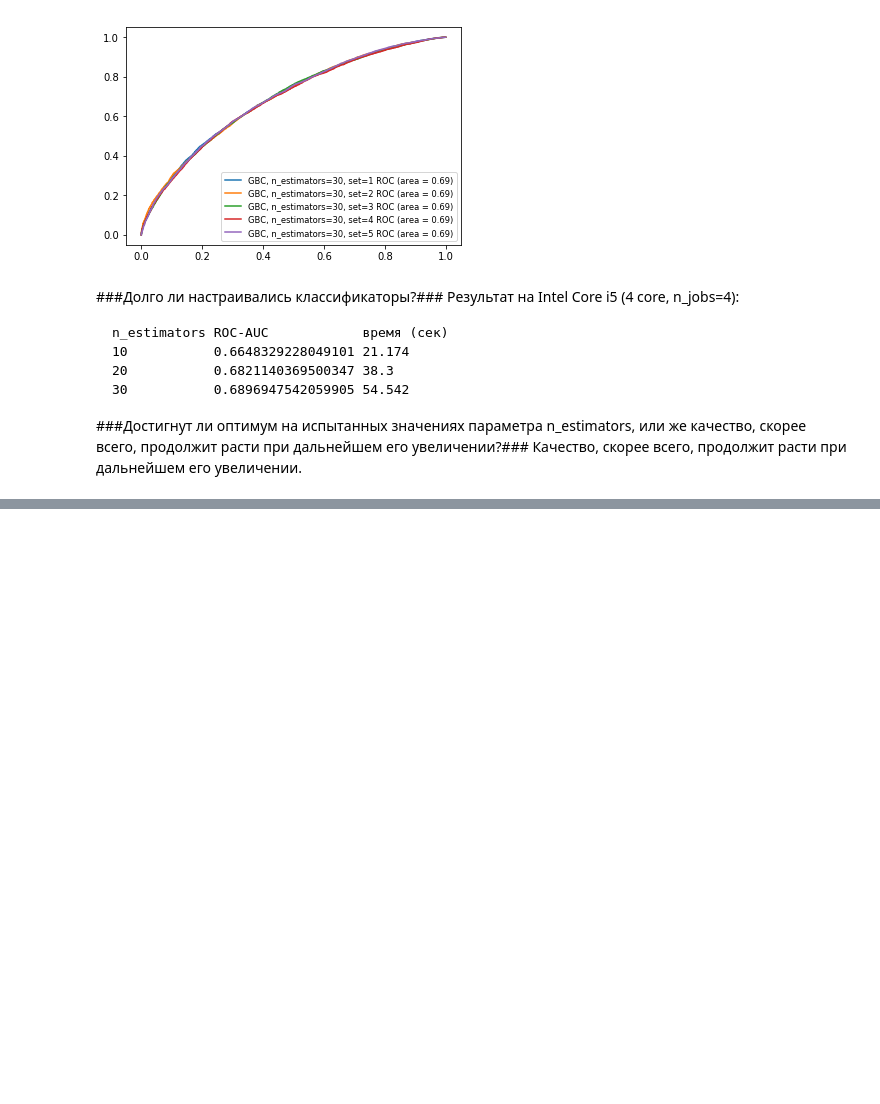
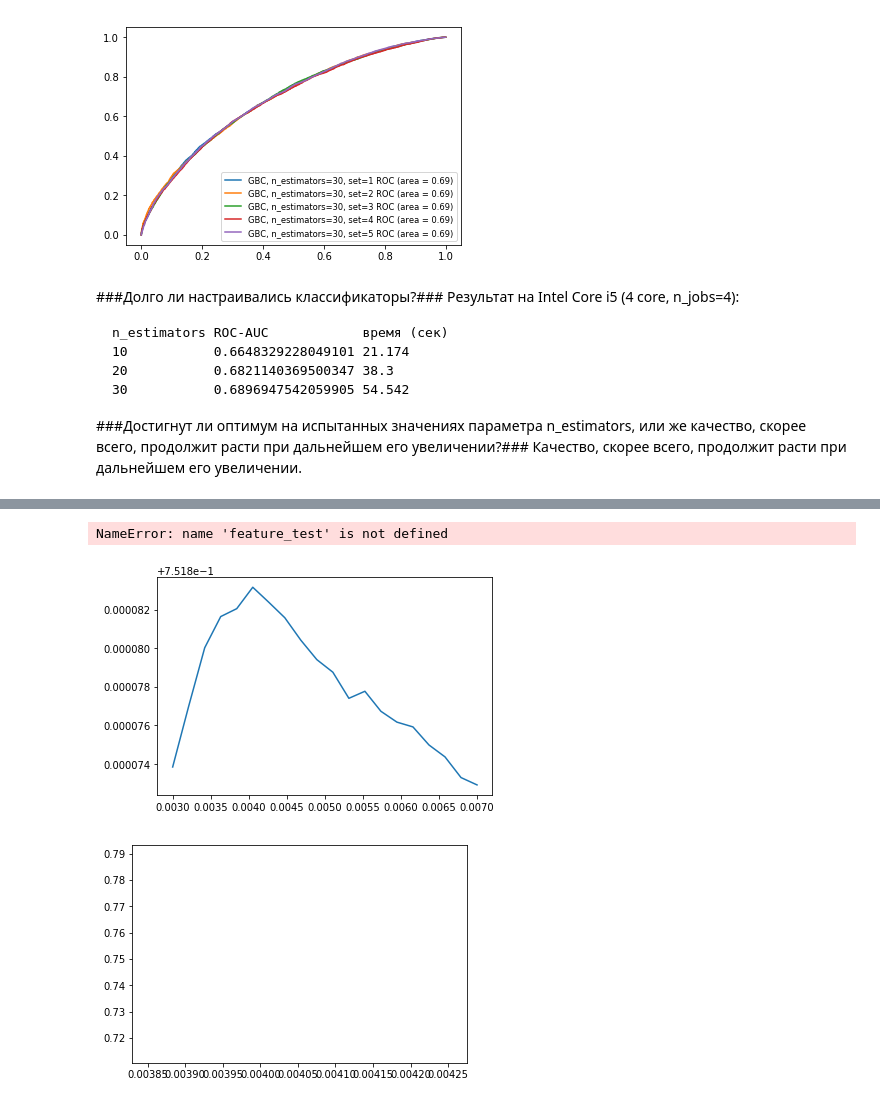
Before and after one commit to RomanShekhovtsov/ml-intro, a Jupyter notebook: 7 final/7_final.ipynb, the cells around one changed output, grey strips where cells are left out. Drawn from its saved outputs; the diff is of its cells as text; code cells hidden in the pictures; blank space fills up the shorter version.

```diff
--- a/7 final/7_final.ipynb
+++ b/7 final/7_final.ipynb
@@ -198,7 +229,7 @@ n_estimators ROC-AUC            время (сек)
 # %%
 # Подход 2: логистическая регрессия
 
-def calc_linear_regression( features ):
+def calc_linear_regression( features, c_for_try=None ):
     # Важно: не забывайте, что линейные алгоритмы чувствительны к масштабу признаков!
     # Может пригодиться sklearn.preprocessing.StandartScaler.
     from sklearn.preprocessing import StandardScaler
@@ -214,14 +245,16 @@ def calc_linear_regression( features ):
     c_list   = list()
     roc_list = list()
 
-    for c in np.linspace(0.003, 0.007, 20): # (0.0001, 0.001, 0.01, 0.1, 1 ):
+    if c_for_try == None:
+        c_for_try = np.linspace(0.003, 0.007, 20)
+    for c in c_for_try: # (0.0001, 0.001, 0.01, 0.1, 1 ):
 
         t0()
         lr = LogisticRegression( 'l2', C=c, random_state=randomState )
 
         m = 0
         sum_roc_auc = 0
-        for train_index, test_index in kf.split( scaled_features ):
+        for train_index, test_index in kf.split( features ):
 
             m = m + 1
             train_x = scaler.fit_transform( features.iloc[ train_index, :] )
@@ -251,6 +284,7 @@ def calc_linear_regression( features ):
         ptime()
 
     pl.plot( c_list, roc_list )
+    return lr
 # %%
 calc_linear_regression( features )
 
@@ -297,7 +334,8 @@ TIME:  12.537
 # на новой выборке с подбором лучшего параметра регуляризации.
 cat_fields = ['lobby_type', 'r1_hero', 'r2_hero', 'r3_hero','r4_hero','r5_hero',
               'd1_hero', 'd2_hero', 'd3_hero', 'd4_hero', 'd5_hero' ]
-non_cat_features = features.drop( cat_fieds, 1)
+non_cat_features      =      features.drop( cat_fields, 1)
+non_cat_features_test = features_test.drop( cat_fields, 1)
 non_cat_features[:10]
 calc_linear_regression( non_cat_features )
 
@@ -326,41 +368,51 @@ TIME:  11.017
 [figure]
 # %%
-# Выясните из данных, сколько различных идентификаторов героев существует
-# в данной игре (вам может пригодиться фукнция unique или value_counts).
-cat_fields = ['lobby_type', 'r1_hero', 'r2_hero', 'r3_hero','r4_hero','r5_hero',
-              'd1_hero', 'd2_hero', 'd3_hero', 'd4_hero', 'd5_hero' ]
+def add_hero_picks( features, non_cat_features ):
+    # Выясните из данных, сколько различных идентификаторов героев существует
+    # в данной игре (вам может пригодиться фукнция unique или value_counts).
+    hero_id_fields = cat_fields.copy()
+    hero_id_fields.remove('lobby_type')
 
-hero_id_fields = cat_fields.copy()
-hero_id_fields.remove('lobby_type')
+    uniq_ids = list()
+    for field in hero_id_fields:
+        uniq_ids.extend( features[field].unique() )
+    uniq_ids = set( uniq_ids )
 
-uniq_ids = list()
-for field in hero_id_fields:
-      uniq_ids.extend( features[field].unique() )
-uniq_ids = set( uniq_ids )
+    # Воспользуемся подходом "мешок слов" для кодирования информации о героях.
+    # Пусть всего в игре имеет N различных героев.
+    # Сформируем N признаков, при этом i-й будет равен нулю, если i-й герой
+    # не участвовал в матче; единице, если i-й герой играл за команду Radiant;
+    # минус единице, если i-й герой играл за команду Dire.
+    heroes_count = max( uniq_ids )
+    x_pick = np.zeros( ( features.shape[0], heroes_count ) )
 
-heroes_count = len(uniq_ids)
-x_pick = np.zeros( features.shape[0], heroes_count )
+    for i, match_id in enumerate( features.index ):
+        for p in range(5):
+            #print(i, p, end = " |")
+            x_pick[ i, features.loc[ match_id, 'r%d_hero' % (p+1)]-1] = 1
+            x_pick[ i, features.loc[ match_id, 'd%d_hero' % (p+1)]-1] = -1
 
-for i, match_id in enumerate( features.index ):
-    for p in xrange(5):
-        x_pick[i, features.ix[match_id, 'r%d_hero' % (p+1)]-1] = 1
-        x_pick[i, features.ix[match_id, 'd%d_hero' % (p+1)]-1] = -1
+    # Добавьте полученные признаки к числовым, которые вы использовали во втором пункте данного этапа.
+    features_with_picks = np.hstack( ( non_cat_features.values, x_pick ) )
+    return pd.DataFrame( features_with_picks )
 
-# Воспользуемся подходом "мешок слов" для кодирования информации о героях.
-# Пусть всего в игре имеет N различных героев.
-# Сформируем N признаков, при этом i-й будет равен нулю, если i-й герой
-# не участвовал в матче; единице, если i-й герой играл за команду Radiant;
-# минус единице, если i-й герой играл за команду Dire.
-
-# Добавьте полученные признаки к числовым, которые вы использовали во втором пункте данного этапа.
+features_with_picks = add_hero_picks( features, non_cat_features )
 
 # Проведите кросс-валидацию для логистической регрессии на новой выборке с подбором лучшего параметра регуляризации.
+calc_linear_regression( features_with_picks )
 
 # Какое получилось качество? Улучшилось ли оно? Чем вы можете это объяснить?
+# C=0.0040526315789473685 mean_roc_auc:  0.7518831623640114
+# качество улучшилось, т.к. мы добавили в данные признаки, которая логистическая регрессия
+# может корректно обработать.
 
 # Постройте предсказания вероятностей победы команды Radiant
 # для тестовой выборки с помощью лучшей из изученных моделей
 # (лучшей с точки зрения AUC-ROC на кросс-валидации).
+lr = calc_linear_regression( features_with_picks, [ 0.0040526315789473685 ] )
+features_with_picks_test = add_hero_picks( feature_test, non_cat_features_test )
+prediction = lr.predict_proba( features_with_picks_test )[:,1]
 
 # Убедитесь, что предсказанные вероятности адекватные — находятся на отрезке
 # [0, 1], не совпадают между собой (т.е. что модель не получилась константной).
+# %% [output]
@@ -366,0 +436,3 @@ for i, match_id in enumerate( features.index ):
+NameError: name 'feature_test' is not defined
+[figure, added]
+[figure, added]
```
Also changed, not shown: parts of 8 cells of this notebook.
